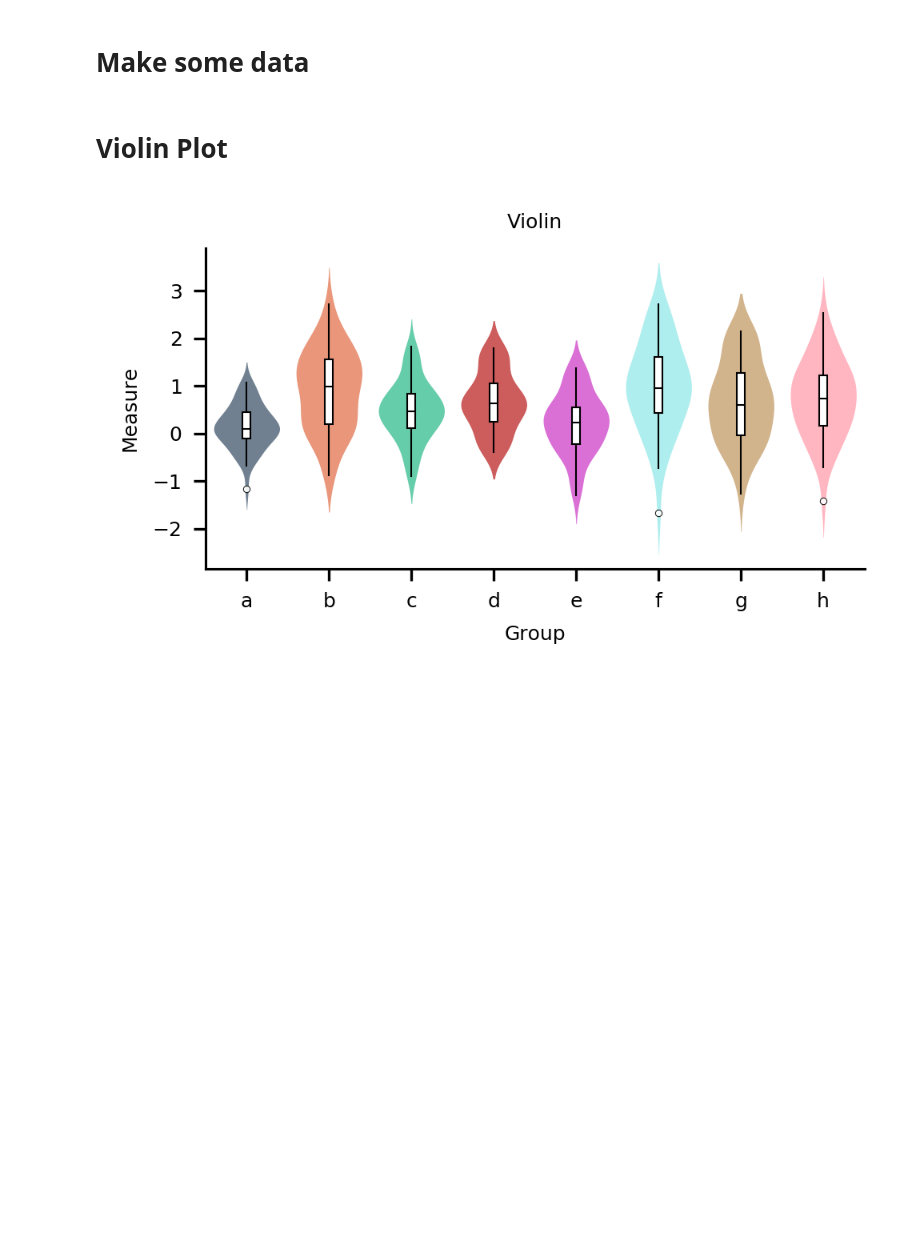
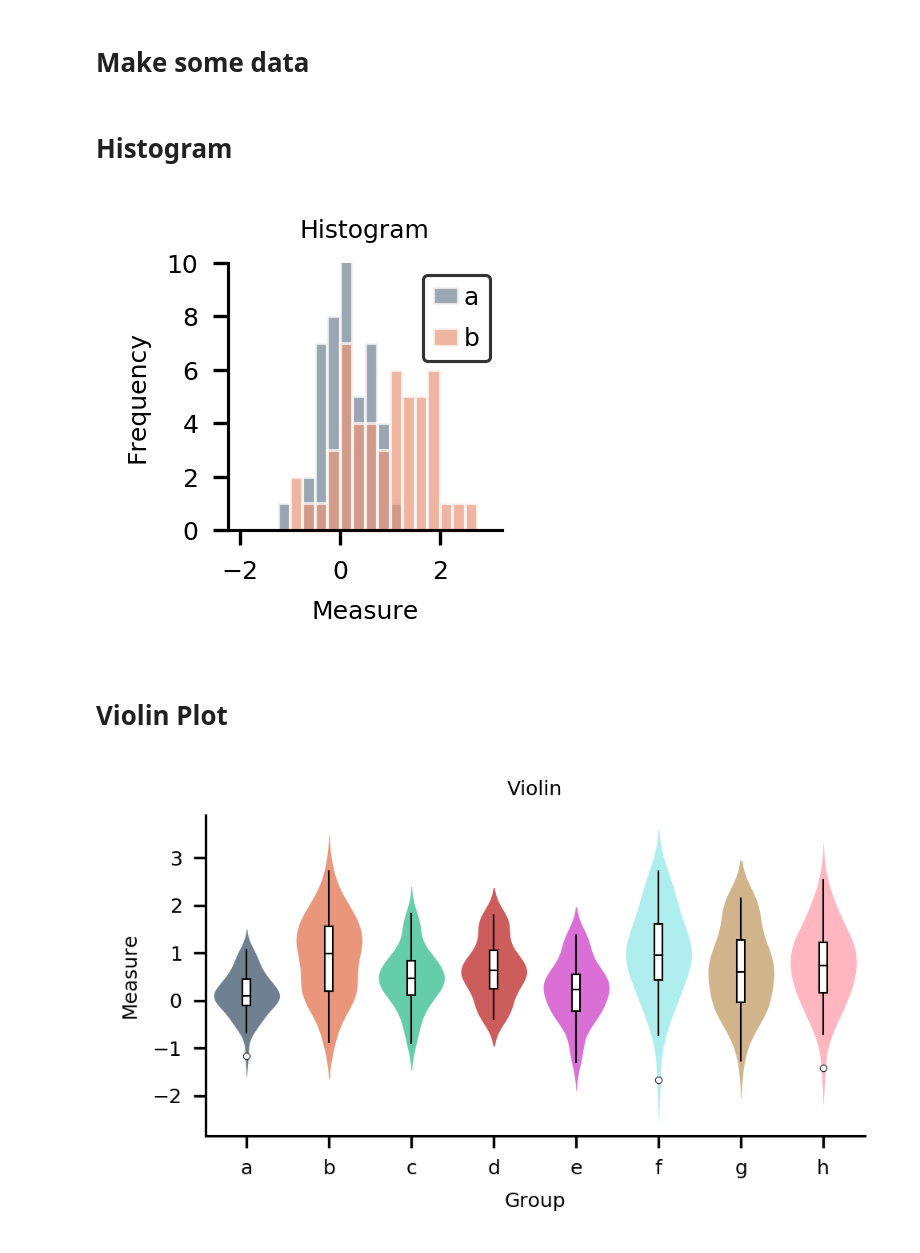
Before and after one commit to moltaire/myplotlib, a Jupyter notebook: gallery.ipynb, the cells around one changed output. Drawn from its saved outputs; the diff is of its cells as text; code cells hidden in the pictures; blank space fills up the shorter version.

Commit message:
added histogram

```diff
--- a/gallery.ipynb
+++ b/gallery.ipynb
@@ -27,6 +27,22 @@ data = pd.DataFrame(
     }
 )
 data.columns.name = "Group"
+# %% [markdown]
+# Histogram
+# %%
+bins = np.linspace(-2, 3, 21)
+fig, ax = plt.subplots(dpi=300, figsize=my.utilities.cm2inch(3, 3))
+
+ax = my.plots.hist(data['a'], ax=ax, bins=bins, alpha=0.7, label='a')
+ax = my.plots.hist(data['b'], ax=ax, bins=bins, alpha=0.7, label='b')
+ax.legend()
+ax.set_xlabel('Measure')
+ax.set_ylabel('Frequency')
+ax.set_ylim(0, 10)
+ax.set_title('Histogram')
+plt.savefig("examples/histogram.png", bbox_inches="tight")
+# %% [output]
+[figure, added]
 # %% [markdown]
 # Violin Plot
 # %%
```
Also changed, not shown: parts of 6 cells of this notebook, 10 other files.
